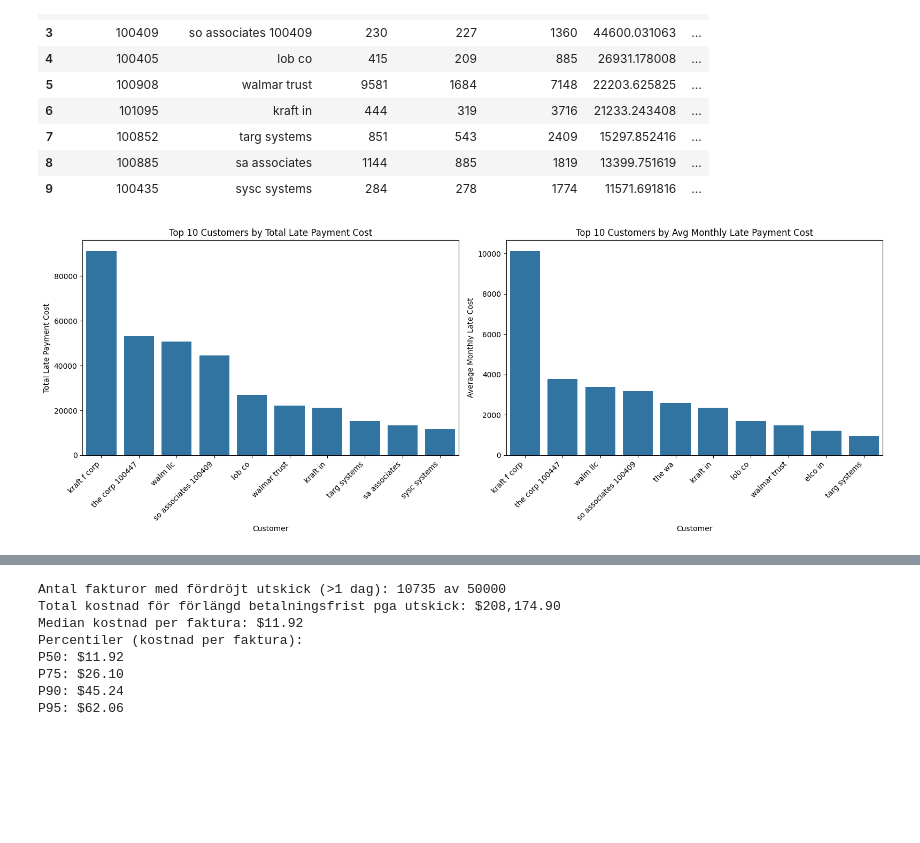
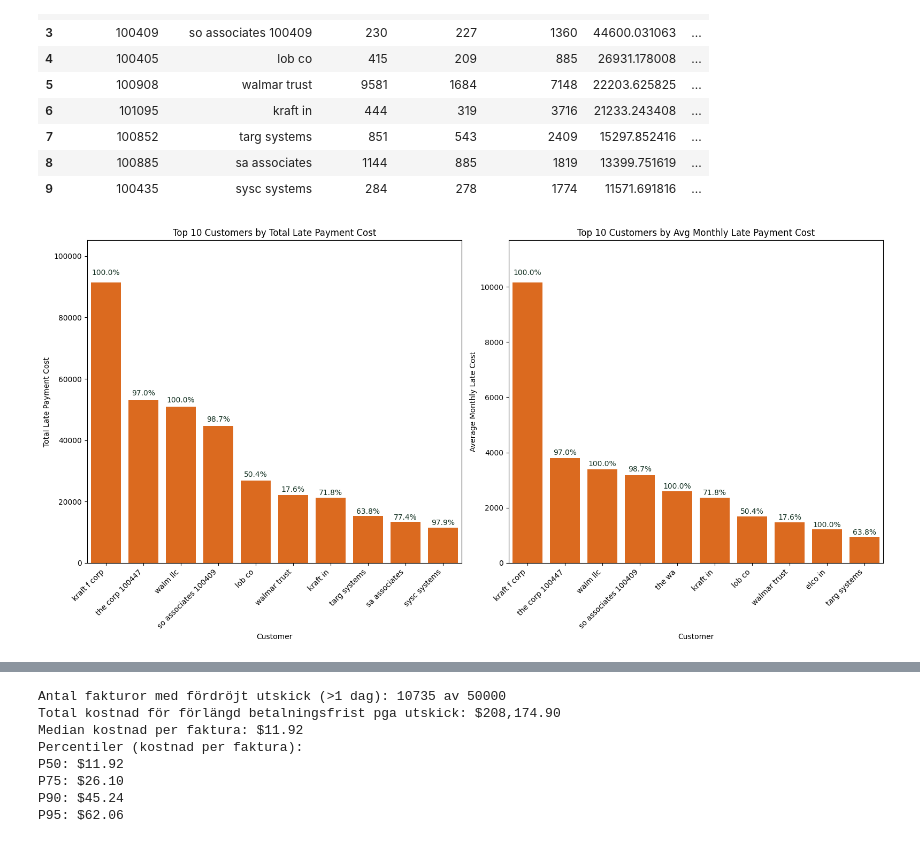
Before and after one commit to shortleif/pgro_repo, a Jupyter notebook: b2b_invoices.ipynb, the cells around one changed output, grey strips where cells are left out. Drawn from its saved outputs; the diff is of its cells as text; code cells hidden in the pictures; blank space fills up the shorter version.

```diff
--- a/b2b_invoices.ipynb
+++ b/b2b_invoices.ipynb
@@ -301,6 +314,9 @@ Name: delay_days, dtype: float64
 | late | 11970 | 8.650459 | 3.0 |
 | on_time | 15852 | 0.137901 | 0.0 |
 # %%
+tr_orange = "#FA6400"
+tr_green = "#123021"
+
 # Bestäm önskad ordning
 order = ["early", "on_time", "late"]
 
@@ -311,7 +327,8 @@ status_pct = (status_counts / status_counts.sum() * 100).reindex(order)
 plt.figure(figsize=(10,6))
 ax = sns.barplot(x=status_counts.index,
                  y=status_counts.values,
-                 order=order)
+                 order=order,
+                     color="#FA6400")
 
 plt.title("Payment Status Distribution (Counts with Percentage Labels)")
 plt.ylabel("Number of invoices")
@@ -690,46 +740,78 @@ Name: late_cost, dtype: float64
 | 8 | 100885 | sa associates | 1144 | 885 | 1819 | 13399.751619 | ... |
 | 9 | 100435 | sysc systems | 284 | 278 | 1774 | 11571.691816 | ... |
 # %%
-# Välj topp 10 för total och för snitt per månad
-top10_total = (
-    customer_cost_stats
-    .sort_values("total_late_cost", ascending=False)
-    .head(10)
-)
+plt.figure(figsize=(16,8))
 
-top10_monthly = (
-    customer_cost_stats
-    .sort_values("avg_monthly_late_cost", ascending=False)
-    .head(10)
-)
+# ---------------------------
+# VÄNSTER: Total cost
+# ---------------------------
+ax1 = plt.subplot(1, 2, 1)
 
-plt.figure(figsize=(16,6))
-
-# --- Vänster: total kostnad ---
-plt.subplot(1, 2, 1)
 sns.barplot(
     data=top10_total,
     x="customer_display_name",
-    y="total_late_cost"
+    y="total_late_cost",
+    color=tr_orange
 )
+
 plt.title("Top 10 Customers by Total Late Payment Cost")
 plt.ylabel("Total Late Payment Cost")
 plt.xlabel("Customer")
 plt.xticks(rotation=45, ha="right")
 
-# --- Höger: snitt per månad ---
-plt.subplot(1, 2, 2)
+# Increase y-axis headroom
+ax1.set_ylim(0, top10_total["total_late_cost"].max() * 1.15)
+
+# Labels
+for bar, pct in zip(ax1.patches, top10_total["pct_late_invoices"]):
+    x = bar.get_x() + bar.get_width() / 2
+    y = bar.get_height()
+    ax1.text(
+        x,
+        y * 1.02,
+        f"{pct:.1f}%",
+        ha="center",
+        va="bottom",
+        fontsize=10,
+        color="#123021"
+    )
+
+
+# ---------------------------
+# HÖGER: Avg monthly cost
+# ---------------------------
+ax2 = plt.subplot(1, 2, 2)
+
 sns.barplot(
     data=top10_monthly,
     x="customer_display_name",
-    y="avg_monthly_late_cost"
+    y="avg_monthly_late_cost",
+    color=tr_orange
 )
+
 plt.title("Top 10 Customers by Avg Monthly Late Payment Cost")
 plt.ylabel("Average Monthly Late Cost")
 plt.xlabel("Customer")
 plt.xticks(rotation=45, ha="right")
 
+# Increase y-axis headroom
+ax2.set_ylim(0, top10_monthly["avg_monthly_late_cost"].max() * 1.15)
+
+# Labels
+for bar, pct in zip(ax2.patches, top10_monthly["pct_late_invoices"]):
+    x = bar.get_x() + bar.get_width() / 2
+    y = bar.get_height()
+    ax2.text(
+        x,
+        y * 1.02,
+        f"{pct:.1f}%",
+        ha="center",
+        va="bottom",
+        fontsize=10,
+        color="#123021"
+    )
+
 plt.tight_layout()
 plt.show()
 # %% [output]
-[figure, old version]
+[figure, new version]
```
Also changed, not shown: parts of 7 cells of this notebook, 2 other files.
